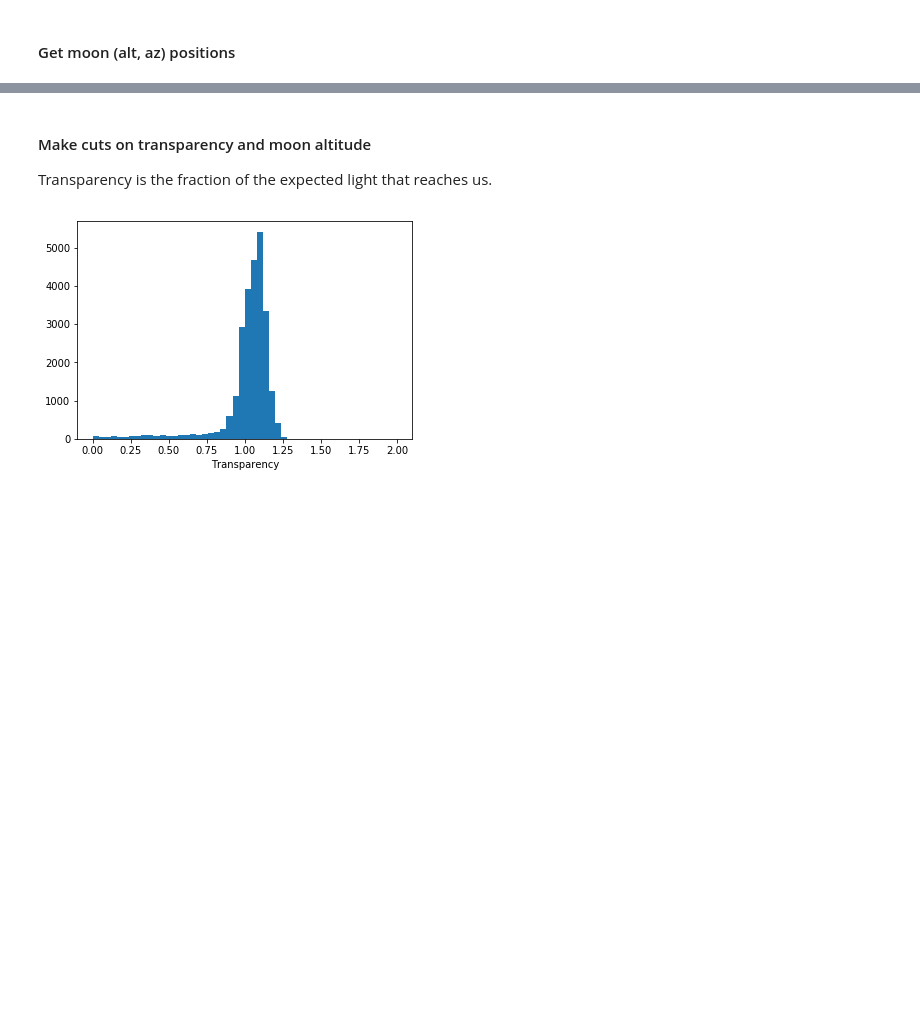
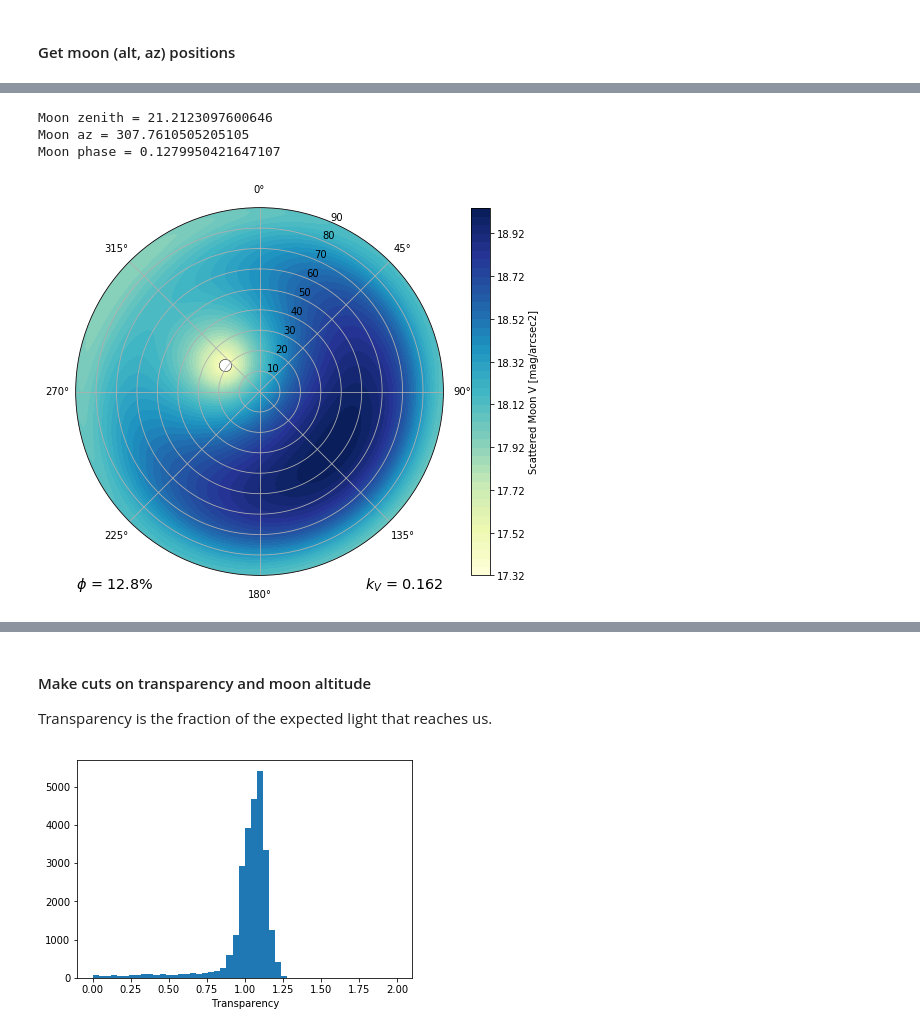
Before and after one commit to belaa/sky-brightness, a Jupyter notebook: DECaLS Sky Brightness.ipynb, the cells around one changed output, grey strips where cells are left out. Drawn from its saved outputs; the diff is of its cells as text; code cells hidden in the pictures; blank space fills up the shorter version.

```diff
--- a/DECaLS Sky Brightness.ipynb
+++ b/DECaLS Sky Brightness.ipynb
@@ -52,0 +76,13 @@ moon_az = moon_position_altaz.az.value
+# %%
+moon_zenith = 90. - moon_alt
+moonphase = t['MOONPHASE']
+
+print('Moon zenith = {}\nMoon az = {}\nMoon phase = {}'.format(moon_zenith[0], moon_az[0],
+                                                               moonphase[0]))
+specsim.atmosphere.plot_lunar_brightness(moon_zenith[0] * u.deg, moon_az[0] * u.deg,
+                                        moonphase[0]);
+# %% [output]
+Moon zenith = 21.2123097600646
+Moon az = 307.7610505205105
+Moon phase = 0.1279950421647107
+[figure, added]
```
Also changed, not shown: parts of 26 cells of this notebook, 1 other file.
